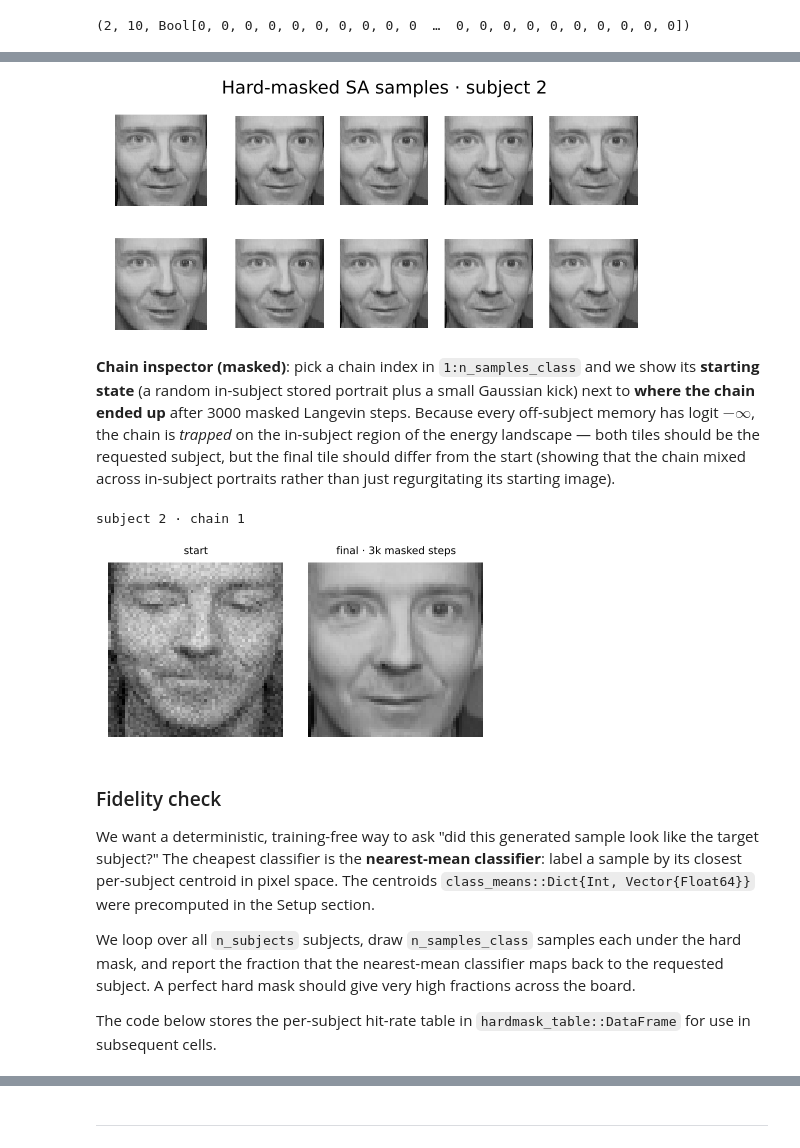
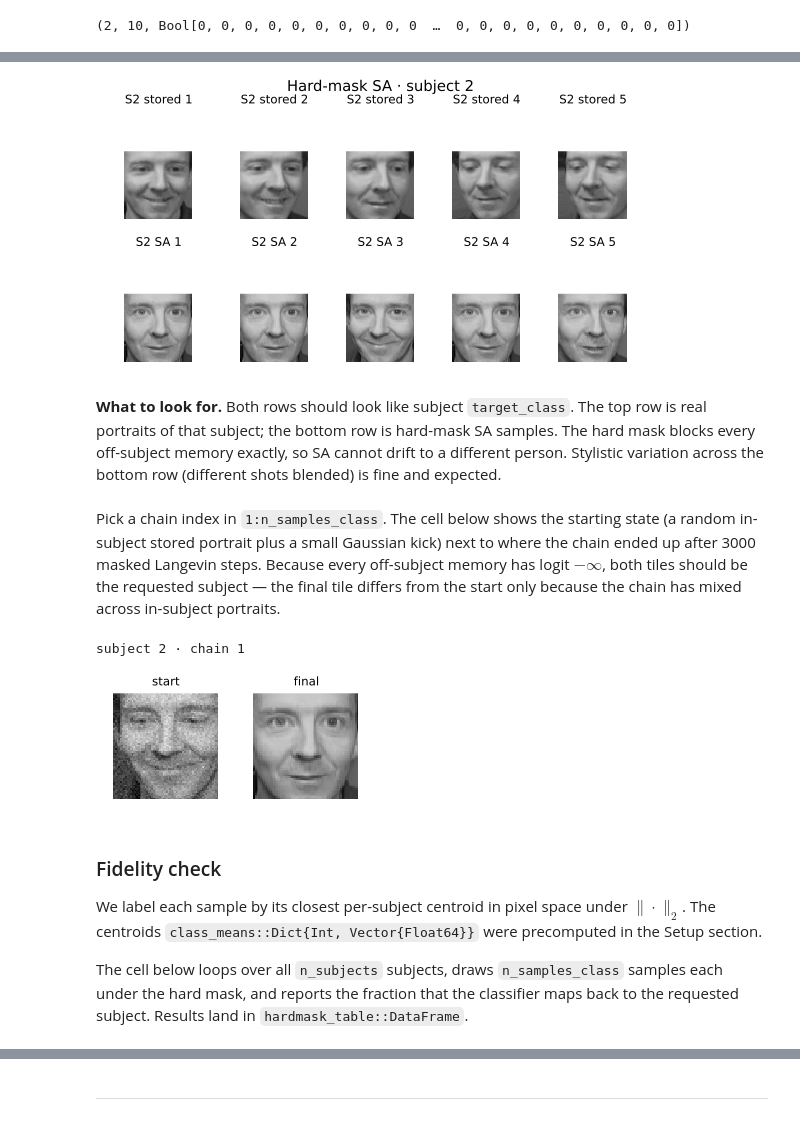
Before and after one commit to varnerlab/Practicum-5820-S2026, a Jupyter notebook: CHEME-5820-Practicum-S2026.ipynb, the cells around one changed output, grey strips where cells are left out. Drawn from its saved outputs; the diff is of its cells as text; code cells hidden in the pictures.

```diff
--- a/CHEME-5820-Practicum-S2026.ipynb
+++ b/CHEME-5820-Practicum-S2026.ipynb
@@ -314,10 +305,25 @@ end
 # %%
-image_grid(class_samples, 5;
-    title = "Hard-masked SA samples · subject $(target_class)")
+# Compare stored portraits OF the target subject (top row) with hard-mask SA samples (bottom row).
+let
+    n_show = 5
+    target_idx = findall(==(target_class), y)
+    stored_target = X[:, target_idx[1:min(n_show, length(target_idx))]]
+    sa_target = class_samples[:, 1:n_show]
+    grid = hcat(stored_target, sa_target)
+    titles = vcat(
+        ["S$(target_class) stored $i" for i in 1:n_show],
+        ["S$(target_class) SA $i"     for i in 1:n_show]
+    )
+    image_grid(grid, n_show;
+        title = "Hard-mask SA · subject $(target_class)",
+        tile_titles = titles)
+end
 # %% [output]
-[figure, old version]
+[figure, new version]
+# %% [markdown]
+__What to look for.__ Both rows should look like subject `target_class`. The top row is real portraits of that subject; the bottom row is hard-mask SA samples. The hard mask blocks every off-subject memory exactly, so SA cannot drift to a different person. Stylistic variation across the bottom row (different shots blended) is fine and expected.
 # %% [markdown]
-__Chain inspector (masked)__: pick a chain index in `1:n_samples_class` and we show its **starting state** (a random in-subject stored portrait plus a small Gaussian kick) next to **where the chain ended up** after 3000 masked Langevin steps. Because every off-subject memory has logit $-\infty$, the chain is *trapped* on the in-subject region of the energy landscape — both tiles should be the requested subject, but the final tile should differ from the start (showing that the chain mixed across in-subject portraits rather than just regurgitating its starting image).
+Pick a chain index in `1:n_samples_class`. The cell below shows the starting state (a random in-subject stored portrait plus a small Gaussian kick) next to where the chain ended up after 3000 masked Langevin steps. Because every off-subject memory has logit $-\infty$, both tiles should be the requested subject — the final tile differs from the start only because the chain has mixed across in-subject portraits.
 # %%
 class_chain_index = let
     class_chain_index = 1; # TODO: pick a chain index in 1:n_samples_class
@@ -328,19 +334,18 @@ println("subject $target_class · chain $class_chain_index")
 
 let
     grid = hcat(class_initial[:, class_chain_index], class_samples[:, class_chain_index])
-    image_grid(grid, 2; tile_px = 200,
-        tile_titles = ["start", "final · 3k masked steps"])
+    image_grid(grid, 2; tile_px = 140,
+        tile_titles = ["start", "final"])
 end
 # %% [output]
 subject 2 · chain 1
-[figure, old version]
+[figure, new version]
 # %% [markdown]
 ### Fidelity check
-We want a deterministic, training-free way to ask "did this generated sample look like the target subject?" The cheapest classifier is the **nearest-mean classifier**: label a sample by its closest per-subject centroid in pixel space. The centroids `class_means::Dict{Int, Vector{Float64}}` were precomputed in the Setup section.
 
-We loop over all `n_subjects` subjects, draw `n_samples_class` samples each under the hard mask, and report the fraction that the nearest-mean classifier maps back to the requested subject. A perfect hard mask should give very high fractions across the board.
+We label each sample by its closest per-subject centroid in pixel space under $\|\cdot\|_{2}$. The centroids `class_means::Dict{Int, Vector{Float64}}` were precomputed in the Setup section.
 
-The code below stores the per-subject hit-rate table in `hardmask_table::DataFrame` for use in subsequent cells.
+The cell below loops over all `n_subjects` subjects, draws `n_samples_class` samples each under the hard mask, and reports the fraction that the classifier maps back to the requested subject. Results land in `hardmask_table::DataFrame`.
 # %%
 hardmask_table = let
     df = DataFrame(target = Int[], hits = Int[], total = Int[], hit_rate = Float64[])
```
Also changed, not shown: parts of 53 cells of this notebook, 1 other file.
